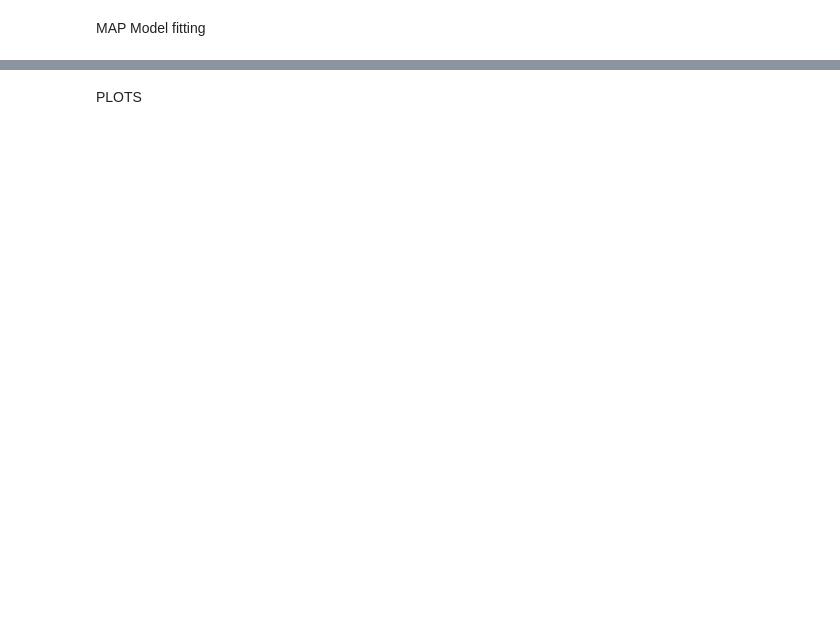
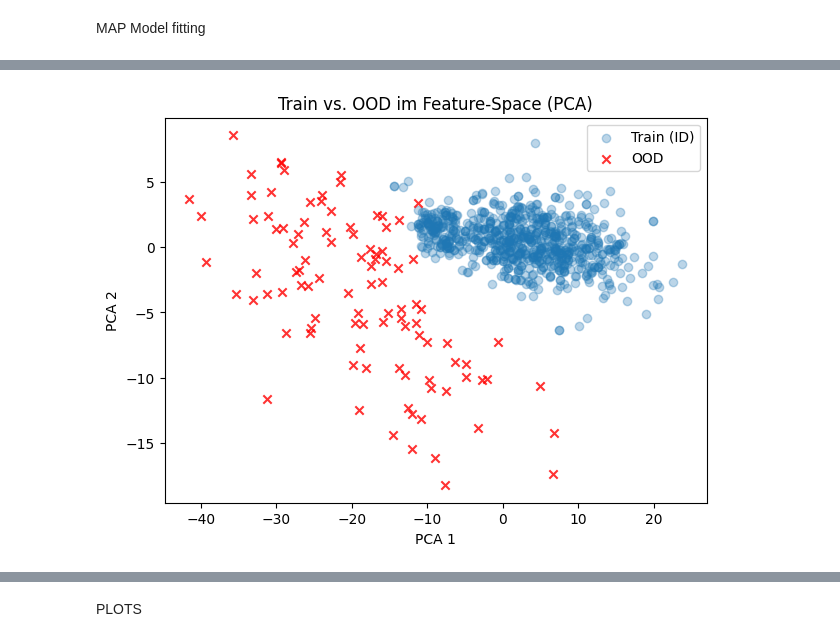
Before and after one commit to Kingmopser/ProbabilisticML, a Jupyter notebook: src/RealData.ipynb, the cells around one changed output, grey strips where cells are left out. Saved outputs shown, nothing was run; the diff lists cells and outputs as text; code cells hidden in the pictures; blank space fills up the shorter version.

```diff
--- a/src/RealData.ipynb
+++ b/src/RealData.ipynb
@@ -151,11 +176,10 @@ Bayesian LL Classifier fitting
 base = BaseNetworkCL(len(df.columns[:-1])).to(device)
 head = torch.nn.Linear(in_features=4,out_features=len(df["CLASS"].unique())).to(device)
 baseMod = torch.nn.Sequential(base,head)
-TrainNNClass(baseMod,trainLoader,150)
+TrainNNClass(baseMod,trainLoader,epochs=190)
 # freezing base weights
 for p in baseMod.parameters():
     p.requires_grad = False
-lastLayer = BayesianLastLayer(in_features=4,out_features=len(df["CLASS"].unique()),logvals=-3.0,prior_sigma=2).to(device)
-TrainLastLayerCL(base,lastLayer,trainLoader,epochs=150)
-mean_prob, entropy,exp_entr ,mi = PredLastLayerCl(base,lastLayer,tenX_OOD)
+acm = accuracy_score(y_test_OOD,prob.argmax(axis=1))
+print(f"Accuracy: {acm}")
 # %% [output]
@@ -176,0 +206,32 @@ Epoch: 140 | Loss: 0.10393
+# %%
+# Feature-Extraktion für *alle* Trainingssamples (Batchweise, falls Speicher knapp)
+def get_features_tensor(base, X, device='mps', batchsize=32):
+    feats = []
+    base.eval()
+    with torch.no_grad():
+        for i in range(0, len(X), batchsize):
+            xb = torch.tensor(X[i:i+batchsize], dtype=torch.float32, device=device)
+            feats.append(base(xb).cpu().numpy())
+    return np.vstack(feats)
+
+# 1. Feature-Repräsentation für Training
+feats_train = get_features_tensor(base, X_train, device=device)
+
+# 2. Feature-Repräsentation für OOD
+feats_ood = get_features_tensor(base, X_ood, device=device)
+
+# 3. Gemeinsames Embedding via PCA
+pca = PCA(n_components=2)
+Z = pca.fit_transform(np.vstack([feats_train, feats_ood]))
+
+# 4. Plot
+plt.figure(figsize=(7,5))
+plt.scatter(Z[:len(feats_train), 0], Z[:len(feats_train), 1], label='Train (ID)', alpha=0.3)
+plt.scatter(Z[len(feats_train):, 0], Z[len(feats_train):, 1], label='OOD', alpha=0.8, color='red', marker='x')
+plt.legend()
+plt.title("Train vs. OOD im Feature-Space (PCA)")
+plt.xlabel("PCA 1")
+plt.ylabel("PCA 2")
+plt.show()
+# %% [output]
+[figure, added]
```
Also changed, not shown: parts of 19 cells of this notebook, 1 other file.
